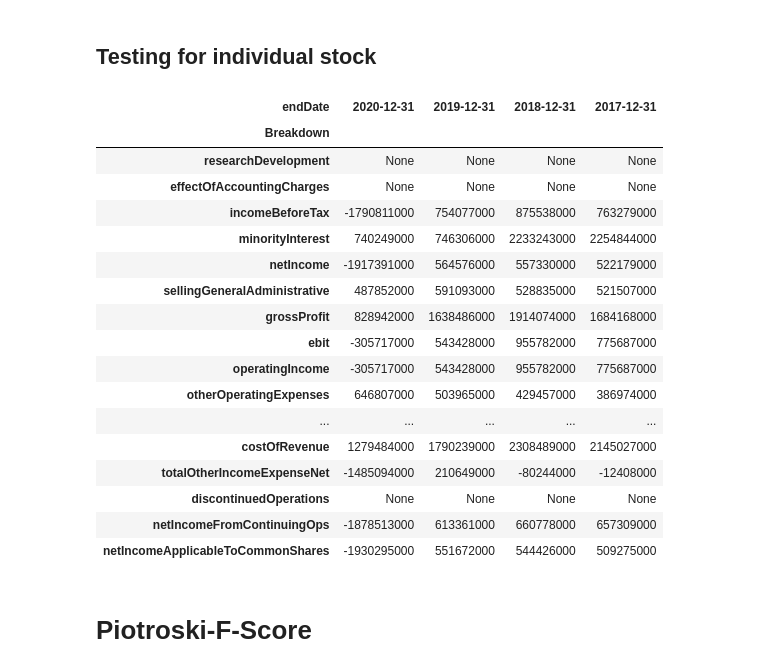
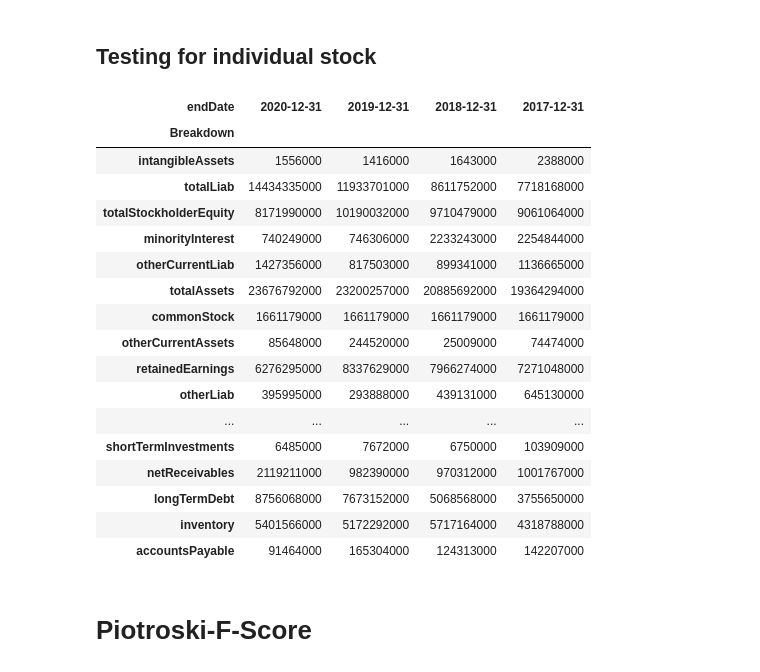
Before and after one commit to DamienLKT/Final-Year-Project, a Jupyter notebook: Piotroski-F-Score.ipynb, the cells around one changed output. Drawn from its saved outputs; the diff is of its cells as text; code cells hidden in the pictures.

```diff
--- a/Piotroski-F-Score.ipynb
+++ b/Piotroski-F-Score.ipynb
@@ -55,26 +55,26 @@ def get_data(ticker):
 # %%
 get_data('C09.SI')
 # %%
-income_statement
+balance_sheet
 # %% [output]
 | endDate | 2020-12-31 | 2019-12-31 | 2018-12-31 | 2017-12-31 |
 | Breakdown |  |  |  |  |
-| researchDevelopment | None | None | None | None |
-| effectOfAccountingCharges | None | None | None | None |
-| incomeBeforeTax | -1790811000 | 754077000 | 875538000 | 763279000 |
+| intangibleAssets | 1556000 | 1416000 | 1643000 | 2388000 |
+| totalLiab | 14434335000 | 11933701000 | 8611752000 | 7718168000 |
+| totalStockholderEquity | 8171990000 | 10190032000 | 9710479000 | 9061064000 |
 | minorityInterest | 740249000 | 746306000 | 2233243000 | 2254844000 |
-| netIncome | -1917391000 | 564576000 | 557330000 | 522179000 |
-| sellingGeneralAdministrative | 487852000 | 591093000 | 528835000 | 521507000 |
-| grossProfit | 828942000 | 1638486000 | 1914074000 | 1684168000 |
-| ebit | -305717000 | 543428000 | 955782000 | 775687000 |
-| operatingIncome | -305717000 | 543428000 | 955782000 | 775687000 |
-| otherOperatingExpenses | 646807000 | 503965000 | 429457000 | 386974000 |
+| otherCurrentLiab | 1427356000 | 817503000 | 899341000 | 1136665000 |
+| totalAssets | 23676792000 | 23200257000 | 20885692000 | 19364294000 |
+| commonStock | 1661179000 | 1661179000 | 1661179000 | 1661179000 |
+| otherCurrentAssets | 85648000 | 244520000 | 25009000 | 74474000 |
+| retainedEarnings | 6276295000 | 8337629000 | 7966274000 | 7271048000 |
+| otherLiab | 395995000 | 293888000 | 439131000 | 645130000 |
 | ... | ... | ... | ... | ... |
-| costOfRevenue | 1279484000 | 1790239000 | 2308489000 | 2145027000 |
-| totalOtherIncomeExpenseNet | -1485094000 | 210649000 | -80244000 | -12408000 |
-| discontinuedOperations | None | None | None | None |
-| netIncomeFromContinuingOps | -1878513000 | 613361000 | 660778000 | 657309000 |
-| netIncomeApplicableToCommonShares | -1930295000 | 551672000 | 544426000 | 509275000 |
+| shortTermInvestments | 6485000 | 7672000 | 6750000 | 103909000 |
+| netReceivables | 2119211000 | 982390000 | 970312000 | 1001767000 |
+| longTermDebt | 8756068000 | 7673152000 | 5068568000 | 3755650000 |
+| inventory | 5401566000 | 5172292000 | 5717164000 | 4318788000 |
+| accountsPayable | 91464000 | 165304000 | 124313000 | 142207000 |
 # %% [markdown]
 # Piotroski-F-Score
 # %%
```
Also changed, not shown: parts of 7 cells of this notebook, 3 other files.
